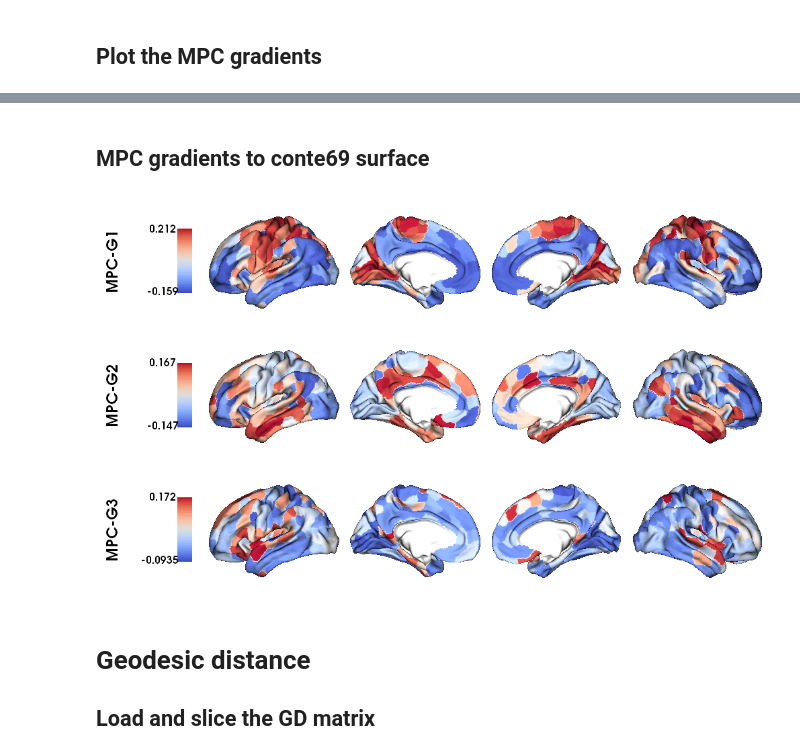
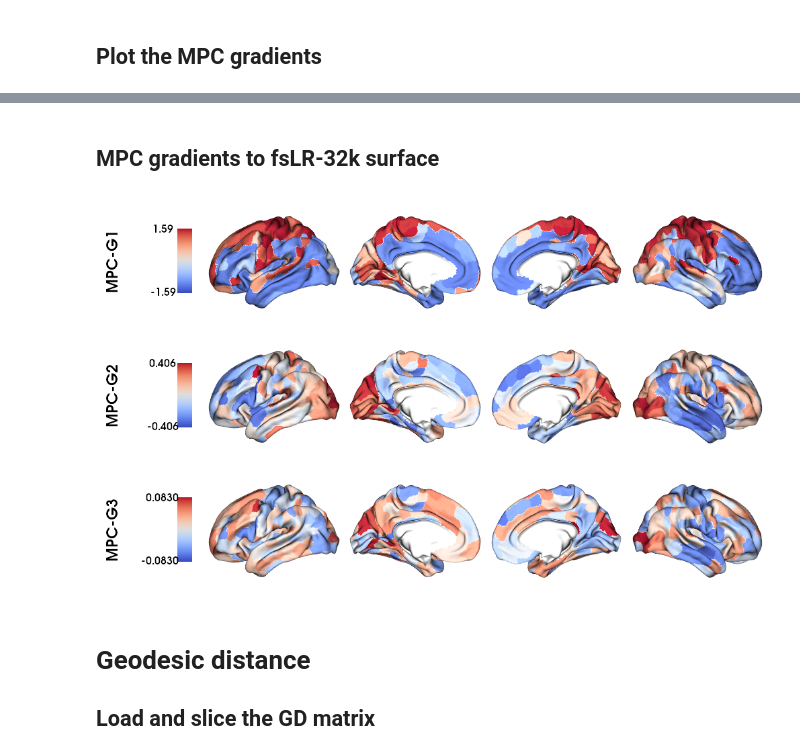
Before and after one commit to MICA-MNI/micapipe, a Jupyter notebook: docs/pages/04.gradients/tutorial_gradients.ipynb, the cells around one changed output, grey strips where cells are left out. Cells and saved outputs as stored; diff of their text form; code cells hidden in the pictures.

```diff
--- a/docs/pages/04.gradients/tutorial_gradients.ipynb
+++ b/docs/pages/04.gradients/tutorial_gradients.ipynb
@@ -166,11 +188,11 @@ divide by zero encountered in log
 # %%
 # SC Left hemi
 gm_SC_L = GradientMaps(n_components=N, random_state=None, approach='dm', kernel='normalized_angle')
-gm_SC_L.fit(SC[0:200, 0:200], sparsity=0)
+gm_SC_L.fit(SC[0:Ndim, 0:Ndim], sparsity=0.9)
 
 # SC Right hemi
 gm_SC_R = GradientMaps(n_components=N, alignment='procrustes', kernel='normalized_angle'); # align right hemi to left hemi
-gm_SC_R.fit(SC[200:400, 200:400], sparsity=0, reference=gm_SC_L.gradients_)
+gm_SC_R.fit(SC[Ndim:Ndim*2, Ndim:Ndim*2], sparsity=0.9, reference=gm_SC_L.gradients_)
 # %% [output]
 GradientMaps(alignment='procrustes', kernel='normalized_angle')
 # %% [markdown]
@@ -207,14 +229,14 @@ plt.show()
 # %%
 # Left and right gradients concatenated
-SC_gradients = np.concatenate((gm_SC_L.gradients_, gm_SC_R.gradients_), axis=0)
+SC_gradients = np.concatenate((gm_SC_L.gradients_, gm_SC_R.aligned_), axis=0)
 
 # Map gradients to original parcels
 grad = [None] * 3
 for i, g in enumerate(SC_gradients.T[0:3,:]):
-    grad[i] = map_to_labels(g, labels_c69, fill=np.nan, mask=mask_c69)
+    grad[i] = map_to_labels(g, labels_f32k, fill=np.nan, mask=mask_f32k)
 
 # Plot Gradients
-plot_hemispheres(c69_lh, c69_rh, array_name=grad, size=(1000, 600), cmap='coolwarm',
+plot_hemispheres(f32k_lh, f32k_rh, array_name=grad, size=(1000, 600), cmap='coolwarm',
                  embed_nb=True,  label_text={'left':['Grad1', 'Grad2','Grad3']}, color_bar='left',
-                 zoom=1.25, nan_color=(1, 1, 1, 1) )
+                 zoom=1.25, nan_color=(1, 1, 1, 1), color_range = 'sym' )
 # %% [output]
@@ -223,9 +245,12 @@ plot_hemispheres(c69_lh, c69_rh, array_name=grad, size=(1000, 600), cmap='coolwa
 # MPC gradients
 ## Load and slice the MPC matrix
 # %%
+# Set the path to the the MPC cortical connectome
+mpc_acq='acq-T1map'
+cnt_mpc = subjectDir + f'/mpc/{mpc_acq}/' + subjectID + '_atlas-' + atlas + '_desc-MPC.shape.gii'
+
 # Load the cortical connectome
-mtx_mpc = np.loadtxt(subjectDir + '/anat/surfaces/micro_profiles/' + subjectID + '_space-fsnative_atlas-' + atlas + '_desc-MPC.txt',
-                     dtype=np.float, delimiter=' ')
+mtx_mpc = nib.load(cnt_mpc).darrays[0].data
 
 # Fill the lower triangle of the matrix
 MPC = np.triu(mtx_mpc,1)+mtx_mpc.T
@@ -236,7 +261,7 @@ MPC = np.delete(np.delete(MPC, 200, axis=0), 200, axis=1)
 # %% [markdown]
 ## Calculate the MPC gradients
 # %%
-# Calculate the grandients
-gm = GradientMaps(n_components=15, random_state=None, approach='dm', kernel='normalized_angle')
-gm.fit(MPC, sparsity=0.8)
+# Calculate the gradients
+gm = GradientMaps(n_components=N, random_state=None, approach='dm', kernel='normalized_angle')
+gm.fit(MPC, sparsity=0)
 # %% [output]
@@ -267,17 +292,17 @@ plt.show()
 # %% [markdown]
-## MPC gradients to conte69 surface
+## MPC gradients to fsLR-32k surface
 # %%
 # Map gradients to original parcels
 grad = [None] * 3
 for i, g in enumerate(gm.gradients_.T[0:3,:]):
-    grad[i] = map_to_labels(g, labels_c69, fill=np.nan, mask=mask_c69)
+    grad[i] = map_to_labels(g, labels_f32k, fill=np.nan, mask=mask_f32k)
 
 # Plot Gradients
-plot_hemispheres(c69_lh, c69_rh, array_name=grad, size=(1000, 600), cmap='coolwarm',
+plot_hemispheres(f32k_lh, f32k_rh, array_name=grad, size=(1000, 600), cmap='coolwarm',
                  embed_nb=True,  label_text={'left':['MPC-G1', 'MPC-G2','MPC-G3']}, color_bar='left',
-                 zoom=1.25, nan_color=(1, 1, 1, 1) )
+                 zoom=1.25, nan_color=(1, 1, 1, 1), color_range = 'sym' )
 # %% [output]
-[figure, old version]
+[figure, new version]
 # %% [markdown]
 # Geodesic distance
 ## Load and slice the GD matrix
```
Also changed, not shown: parts of 25 cells of this notebook, 7 other files.
